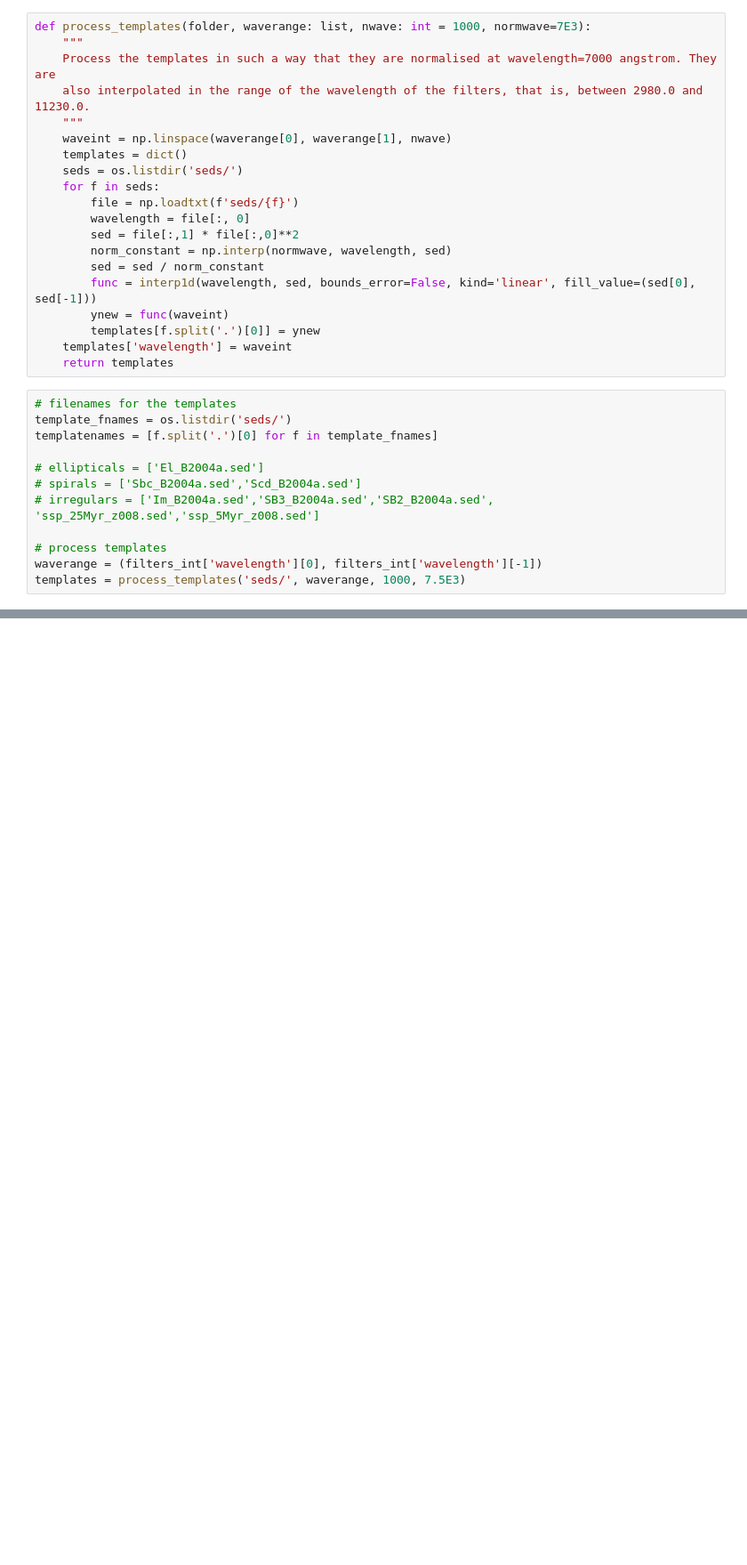
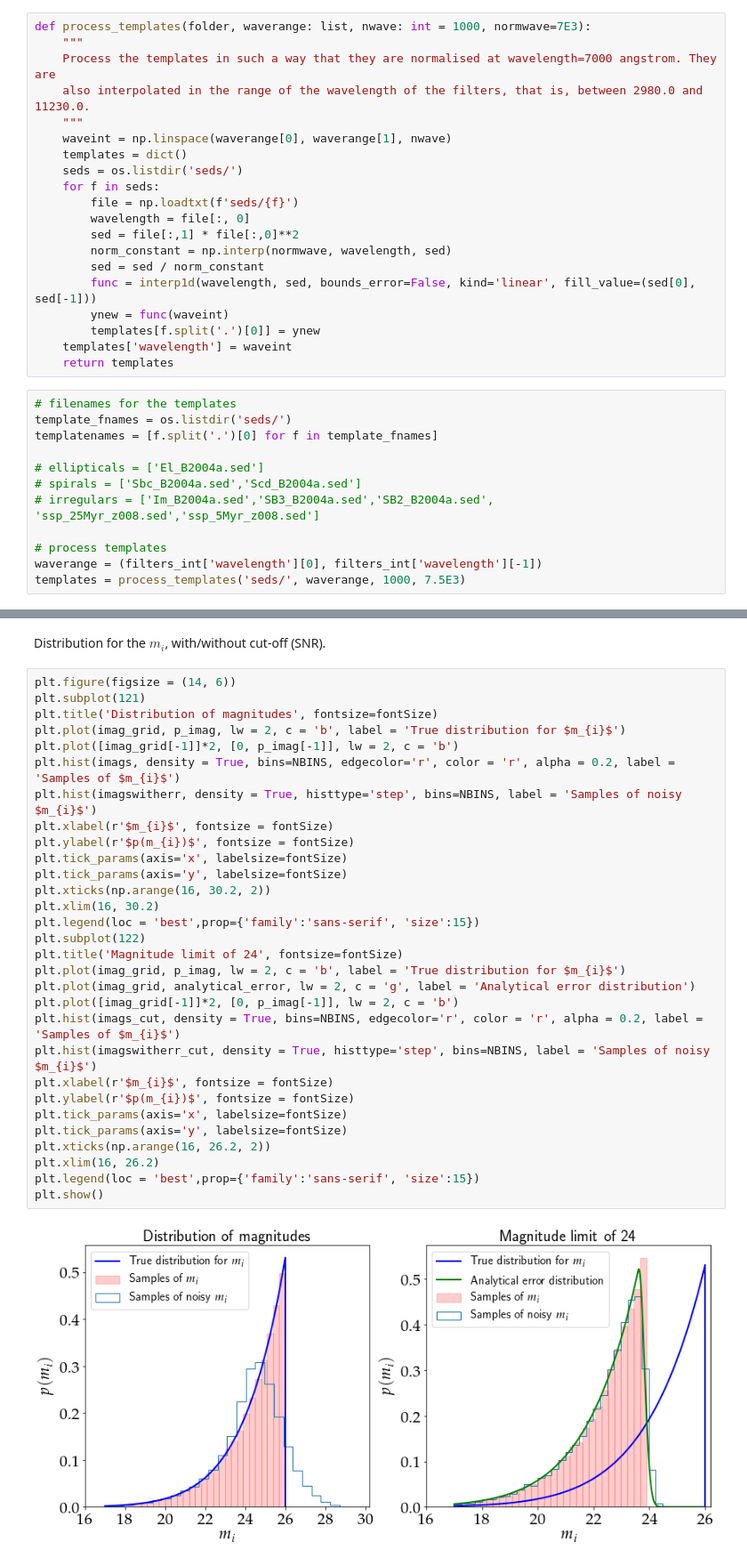
Before and after one commit to Harry45/BHM-nz, a Jupyter notebook: reference/BL-2016/understanding.ipynb, the cells around one changed output, grey strips where cells are left out. Shown at 89% size. Saved outputs shown, nothing was run; the diff lists cells and outputs as text; blank space fills up the shorter version.

```diff
--- a/reference/BL-2016/understanding.ipynb
+++ b/reference/BL-2016/understanding.ipynb
@@ -195,0 +271,34 @@ plt.show()
+# %% [markdown]
+Distribution for the $m_{i}$, with/without cut-off (SNR).
+# %%
+plt.figure(figsize = (14, 6))
+plt.subplot(121)
+plt.title('Distribution of magnitudes', fontsize=fontSize)
+plt.plot(imag_grid, p_imag, lw = 2, c = 'b', label = 'True distribution for $m_{i}$')
+plt.plot([imag_grid[-1]]*2, [0, p_imag[-1]], lw = 2, c = 'b')
+plt.hist(imags, density = True, bins=NBINS, edgecolor='r', color = 'r', alpha = 0.2, label = 'Samples of $m_{i}$')
+plt.hist(imagswitherr, density = True, histtype='step', bins=NBINS, label = 'Samples of noisy $m_{i}$')
+plt.xlabel(r'$m_{i}$', fontsize = fontSize)
+plt.ylabel(r'$p(m_{i})$', fontsize = fontSize)
+plt.tick_params(axis='x', labelsize=fontSize)
+plt.tick_params(axis='y', labelsize=fontSize)
+plt.xticks(np.arange(16, 30.2, 2))
+plt.xlim(16, 30.2)
+plt.legend(loc = 'best',prop={'family':'sans-serif', 'size':15})
+plt.subplot(122)
+plt.title('Magnitude limit of 24', fontsize=fontSize)
+plt.plot(imag_grid, p_imag, lw = 2, c = 'b', label = 'True distribution for $m_{i}$')
+plt.plot(imag_grid, analytical_error, lw = 2, c = 'g', label = 'Analytical error distribution')
+plt.plot([imag_grid[-1]]*2, [0, p_imag[-1]], lw = 2, c = 'b')
+plt.hist(imags_cut, density = True, bins=NBINS, edgecolor='r', color = 'r', alpha = 0.2, label = 'Samples of $m_{i}$')
+plt.hist(imagswitherr_cut, density = True, histtype='step', bins=NBINS, label = 'Samples of noisy $m_{i}$')
+plt.xlabel(r'$m_{i}$', fontsize = fontSize)
+plt.ylabel(r'$p(m_{i})$', fontsize = fontSize)
+plt.tick_params(axis='x', labelsize=fontSize)
+plt.tick_params(axis='y', labelsize=fontSize)
+plt.xticks(np.arange(16, 26.2, 2))
+plt.xlim(16, 26.2)
+plt.legend(loc = 'best',prop={'family':'sans-serif', 'size':15})
+plt.show()
+# %% [output]
+[figure, added]
```
Also changed, not shown: parts of 15 cells of this notebook, 1 other file.
